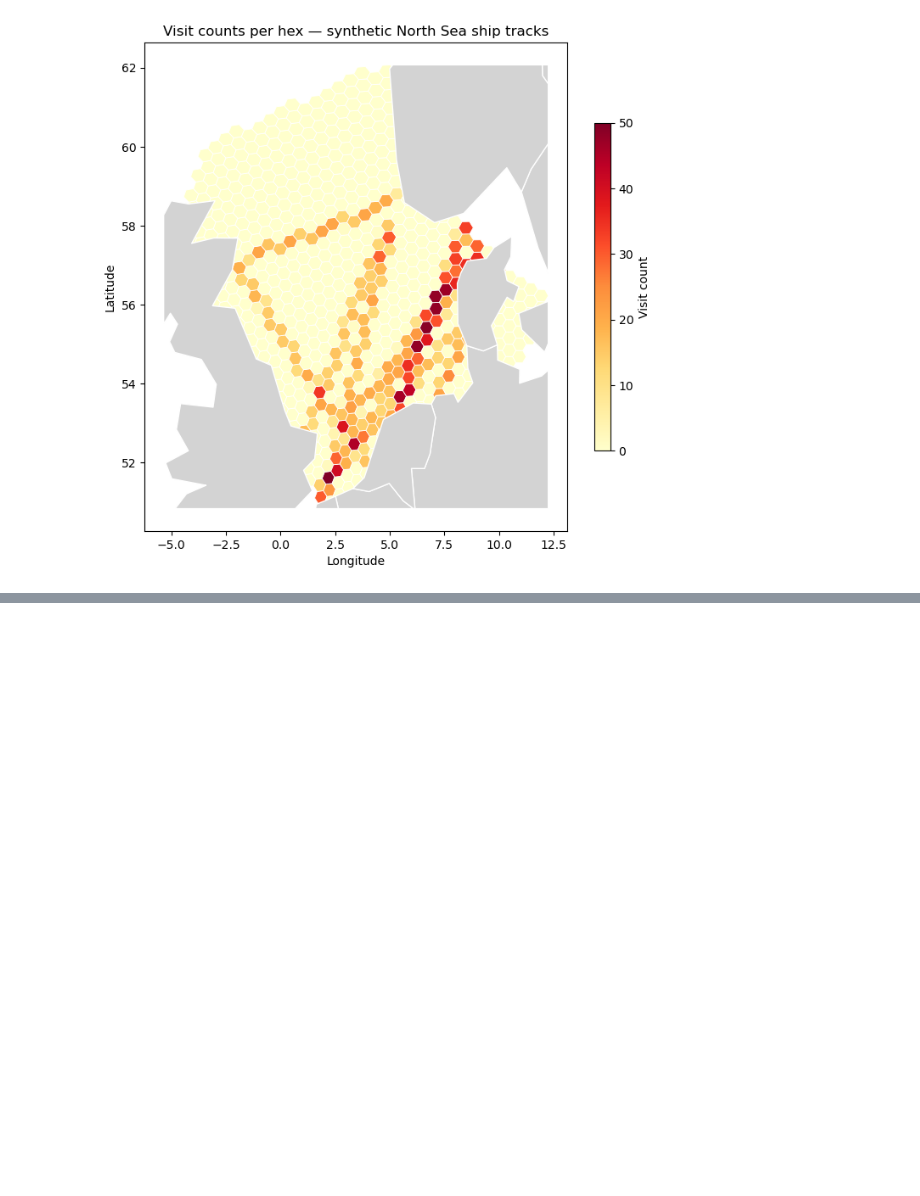
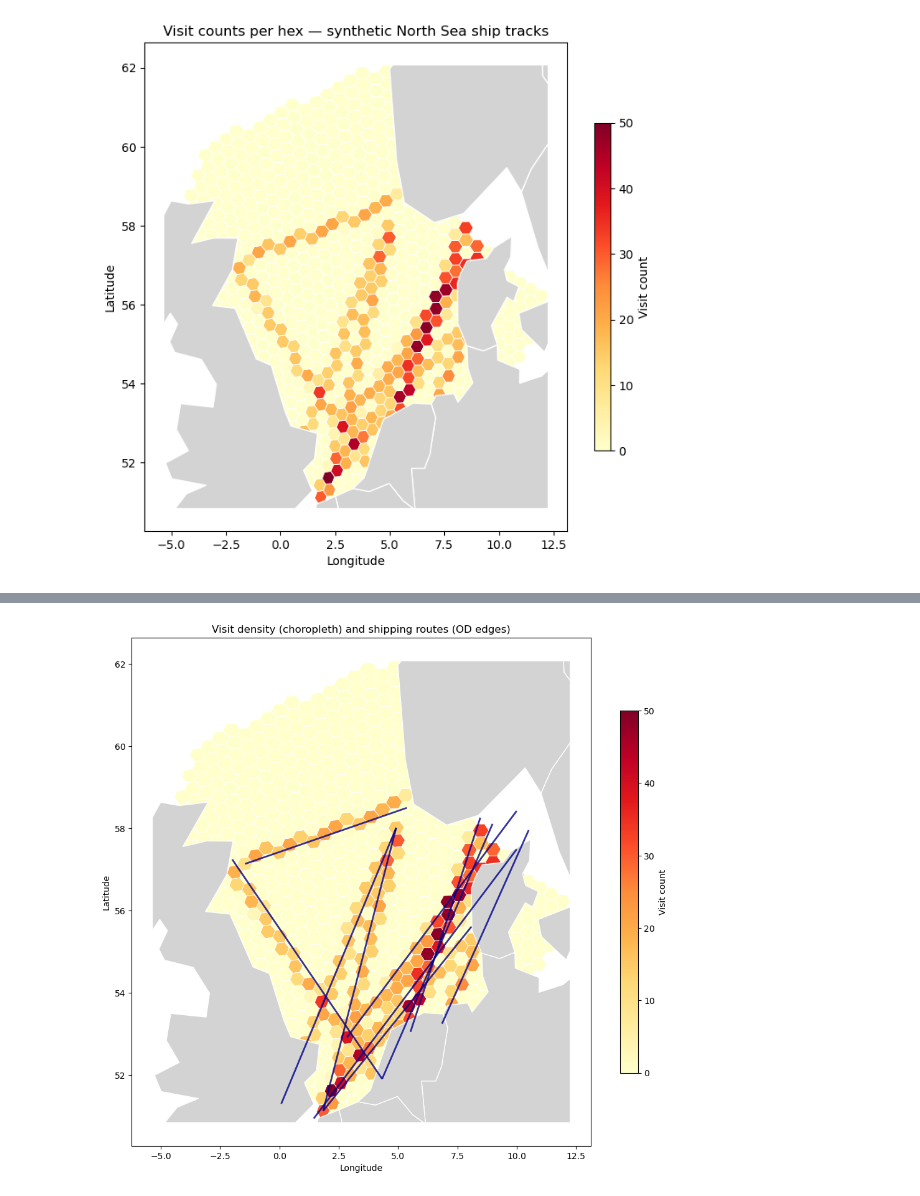
Before and after one commit to willirath/hextraj, a Jupyter notebook: notebooks/hex_aggregation.ipynb, the cells around one changed output, grey strips where cells are left out. Saved outputs shown, nothing was run; the diff lists cells and outputs as text; code cells hidden in the pictures; blank space fills up the shorter version.

```diff
--- a/notebooks/hex_aggregation.ipynb
+++ b/notebooks/hex_aggregation.ipynb
@@ -167,0 +200,9 @@ plt.tight_layout()
+# %%
+origin_lons = np.array([r[0] for r in routes])
+origin_lats = np.array([r[1] for r in routes])
+dest_lons   = np.array([r[2] for r in routes])
+dest_lats   = np.array([r[3] for r in routes])
+
+origin_hexes = hp.label(origin_lons, origin_lats)
+dest_hexes   = hp.label(dest_lons,   dest_lats)
+print(f"{len(routes)} routes → {len(set(zip(origin_hexes, dest_hexes)))} unique OD pairs")
@@ -167,0 +211,8 @@ plt.tight_layout()
+# %%
+od_gdf = hp.edges_geodataframe(
+    origin_hexes,
+    dest_hexes,
+    weight=np.ones(len(routes), dtype=int),
+)
+print(f"OD edges: {od_gdf.shape}")
+od_gdf
@@ -167,0 +237,20 @@ plt.tight_layout()
+# %%
+ax = region_gdf.plot(
+    column="count",
+    cmap="YlOrRd",
+    edgecolor="white",
+    linewidth=0.6,
+    figsize=(10, 10),
+    legend=True,
+    legend_kwds={"label": "Visit count", "shrink": 0.6},
+)
+world.clip(region_gdf.total_bounds).plot(ax=ax, color="lightgray", edgecolor="white")
+
+od_gdf.plot(ax=ax, linewidth=2, color="darkblue", alpha=0.8)
+
+ax.set_title("Visit density (choropleth) and shipping routes (OD edges)")
+ax.set_xlabel("Longitude")
+ax.set_ylabel("Latitude")
+plt.tight_layout()
+# %% [output]
+[figure, added]
```
Also changed, not shown: parts of 8 cells of this notebook, 5 other files.
